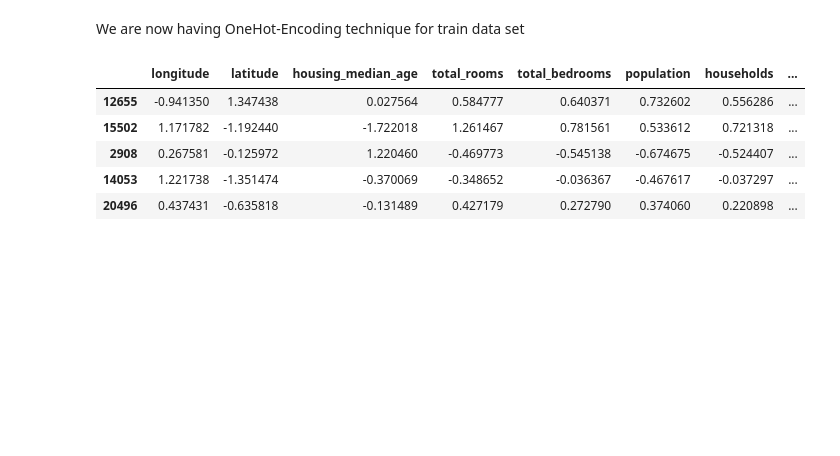
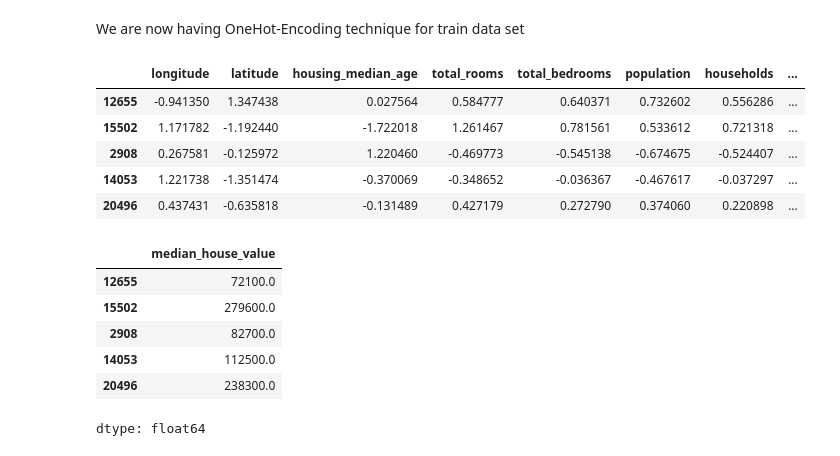
Before and after one commit to rifat01-rahman/Project-of-Python, a Jupyter notebook: Hands_on_ML_Data_preprocessing.ipynb, the cells around one changed output. Saved outputs shown, nothing was run; the diff lists cells and outputs as text; code cells hidden in the pictures; blank space fills up the shorter version.

```diff
--- a/Hands_on_ML_Data_preprocessing.ipynb
+++ b/Hands_on_ML_Data_preprocessing.ipynb
@@ -173,3 +174,13 @@ X_train_prepared_df.head()
 | 2908 | 0.267581 | -0.125972 | 1.220460 | -0.469773 | -0.545138 | -0.674675 | -0.524407 | ... |
 | 14053 | 1.221738 | -1.351474 | -0.370069 | -0.348652 | -0.036367 | -0.467617 | -0.037297 | ... |
 | 20496 | 0.437431 | -0.635818 | -0.131489 | 0.427179 | 0.272790 | 0.374060 | 0.220898 | ... |
+# %%
+y_train.head()
+# %% [output]
+|  | median_house_value |
+| 12655 | 72100.0 |
+| 15502 | 279600.0 |
+| 2908 | 82700.0 |
+| 14053 | 112500.0 |
+| 20496 | 238300.0 |
+dtype: float64
```
Also changed, not shown: parts of 10 cells of this notebook.
